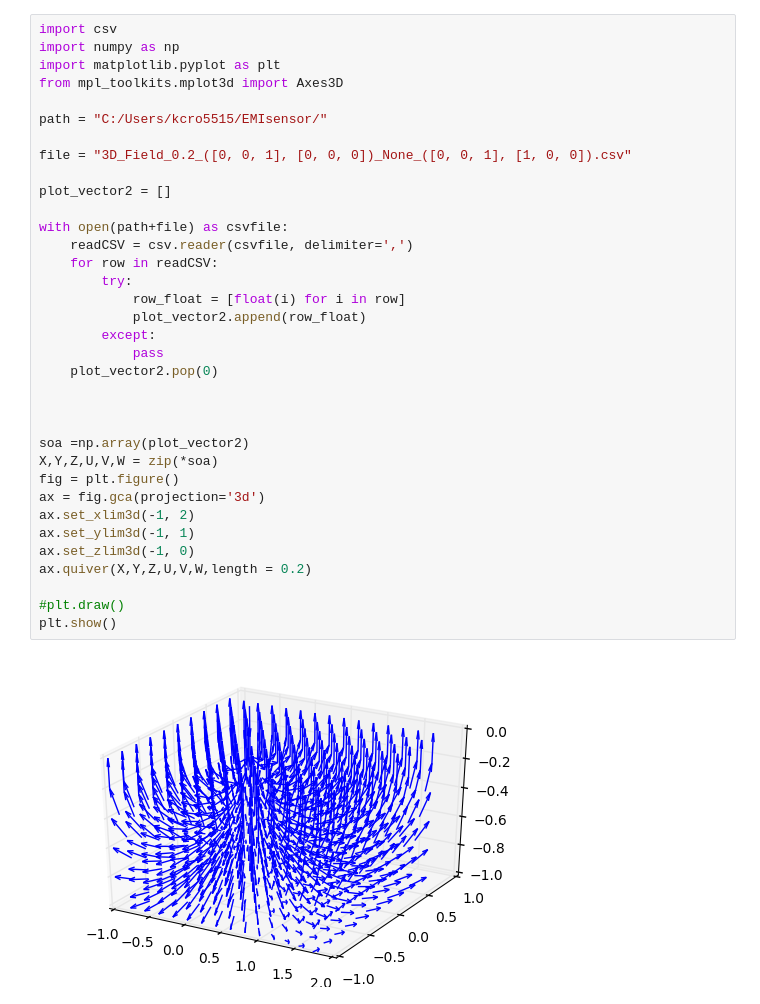
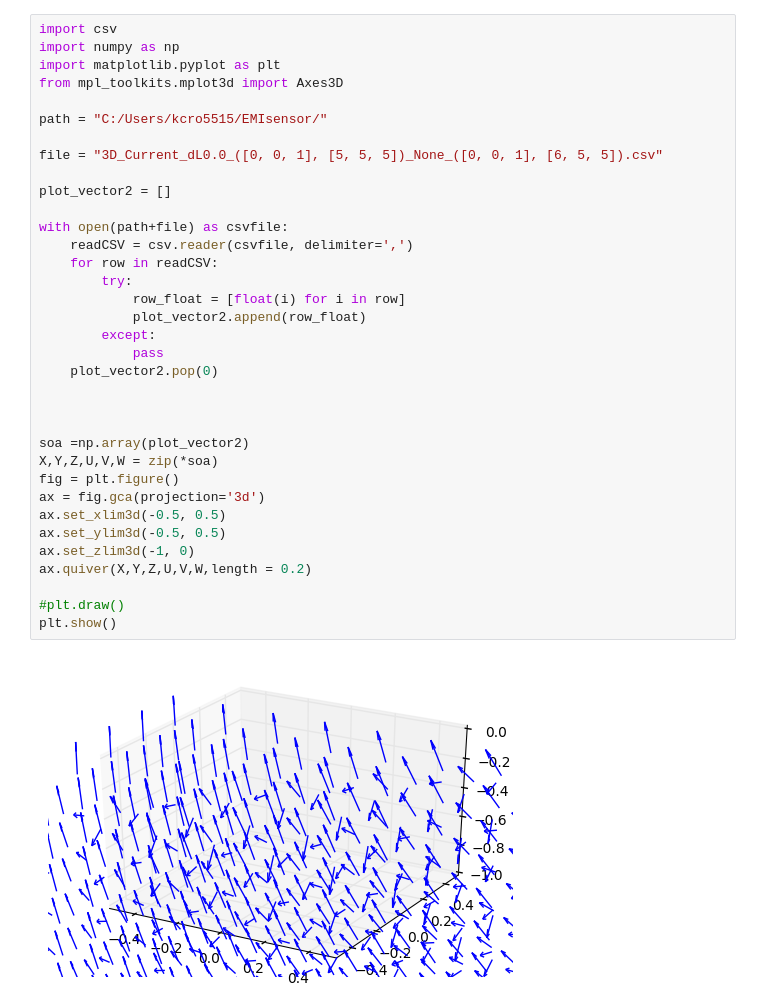
Before and after one commit to KipCrossing/EMIsensor, a Jupyter notebook: graphit.ipynb, the cells around one changed output. Saved outputs shown, nothing was run; the diff lists cells and outputs as text.

```diff
--- a/graphit.ipynb
+++ b/graphit.ipynb
@@ -4,37 +4,37 @@ import numpy as np
 import matplotlib.pyplot as plt
 from mpl_toolkits.mplot3d import Axes3D
 
 path = "C:/Users/kcro5515/EMIsensor/"
 
-file = "3D_Field_0.2_([0, 0, 1], [0, 0, 0])_None_([0, 0, 1], [1, 0, 0]).csv"
+file = "3D_Current_dL0.0_([0, 0, 1], [5, 5, 5])_None_([0, 0, 1], [6, 5, 5]).csv"
 
 plot_vector2 = []
 
 with open(path+file) as csvfile:
     readCSV = csv.reader(csvfile, delimiter=',')
     for row in readCSV:
         try:
             row_float = [float(i) for i in row]
             plot_vector2.append(row_float)
         except:
             pass
     plot_vector2.pop(0)
 
 
 
 soa =np.array(plot_vector2)
 X,Y,Z,U,V,W = zip(*soa)
 fig = plt.figure()
 ax = fig.gca(projection='3d')
-ax.set_xlim3d(-1, 2)
-ax.set_ylim3d(-1, 1)
+ax.set_xlim3d(-0.5, 0.5)
+ax.set_ylim3d(-0.5, 0.5)
 ax.set_zlim3d(-1, 0)
 ax.quiver(X,Y,Z,U,V,W,length = 0.2)
 
 #plt.draw()
 plt.show()
 # %% [output]
-[figure, old version]
+[figure, new version]
 # %%
 plt.figure()
 axi = plt.gca()
```
Also changed, not shown: parts of 1 cell of this notebook, 28 other files.
